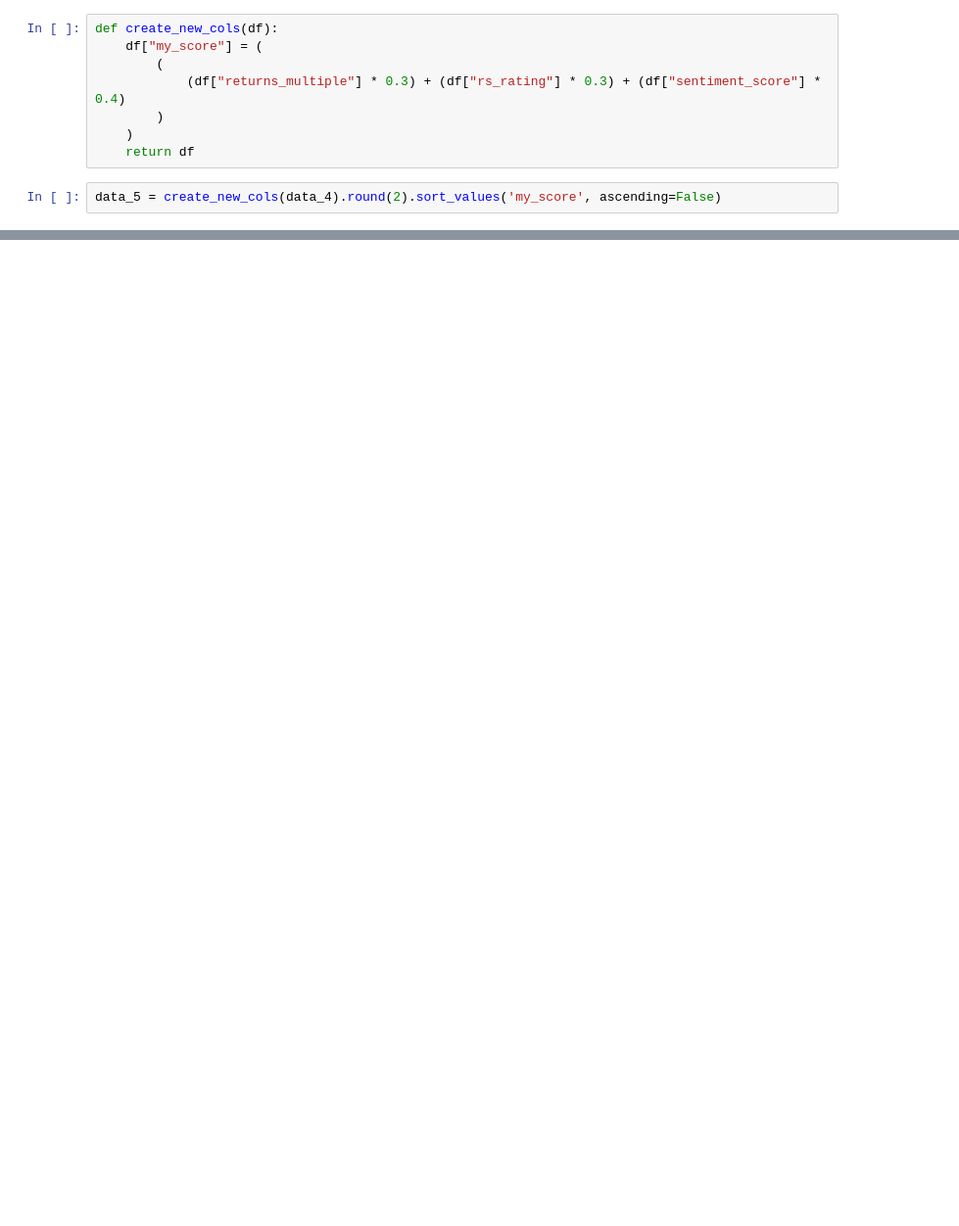
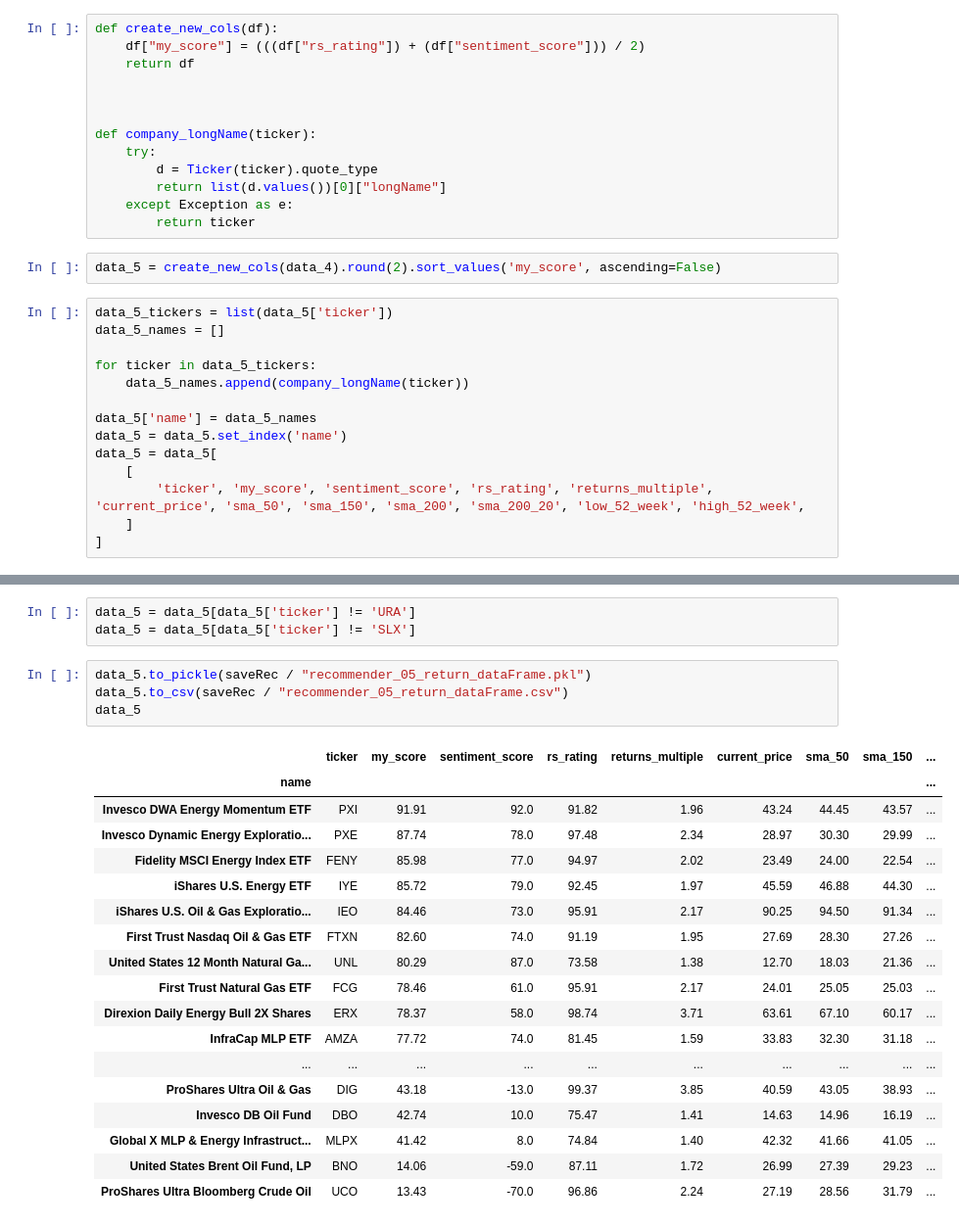
Before and after one commit to ramraider011235/etfs, a Jupyter notebook: build_A.ipynb, the cells around one changed output, grey strips where cells are left out. Shown at 98% size. Drawn from its saved outputs; the diff is of its cells as text; blank space fills up the shorter version.

```diff
--- a/build_A.ipynb
+++ b/build_A.ipynb
@@ -720,12 +665,31 @@ data_4
-# %%
-def create_new_cols(df):
-    df["my_score"] = (
-        (
-            (df["returns_multiple"] * 0.3) + (df["rs_rating"] * 0.3) + (df["sentiment_score"] * 0.4)
-        )
-    )
-    return df
+# %%
+def create_new_cols(df):
+    df["my_score"] = (((df["rs_rating"]) + (df["sentiment_score"])) / 2)
+    return df
+
+
+
+def company_longName(ticker):
+    try:
+        d = Ticker(ticker).quote_type
+        return list(d.values())[0]["longName"]
+    except Exception as e:
+        return ticker
 # %%
 data_5 = create_new_cols(data_4).round(2).sort_values('my_score', ascending=False)
+# %%
+data_5_tickers = list(data_5['ticker'])
+data_5_names = []
+
+for ticker in data_5_tickers:
+    data_5_names.append(company_longName(ticker))
+
+data_5['name'] = data_5_names
+data_5 = data_5.set_index('name')
+data_5 = data_5[
+    [
+        'ticker', 'my_score', 'sentiment_score', 'rs_rating', 'returns_multiple', 'current_price', 'sma_50', 'sma_150', 'sma_200', 'sma_200_20', 'low_52_week', 'high_52_week',
+    ]
+]
 # %%
 # data_5 = data_5[data_5['sentiment_score'] > 0.0]
@@ -751,0 +696,26 @@ data_5
+# %%
+data_5 = data_5[data_5['ticker'] != 'URA']
+data_5 = data_5[data_5['ticker'] != 'SLX']
+# %%
+data_5.to_pickle(saveRec / "recommender_05_return_dataFrame.pkl")
+data_5.to_csv(saveRec / "recommender_05_return_dataFrame.csv")
+data_5
+# %% [output]
+|  | ticker | my_score | sentiment_score | rs_rating | returns_multiple | current_price | sma_50 | sma_150 | ... |
+| name |  |  |  |  |  |  |  |  | ... |
+| Invesco DWA Energy Momentum ETF | PXI | 91.91 | 92.0 | 91.82 | 1.96 | 43.24 | 44.45 | 43.57 | ... |
+| Invesco Dynamic Energy Exploratio... | PXE | 87.74 | 78.0 | 97.48 | 2.34 | 28.97 | 30.30 | 29.99 | ... |
+| Fidelity MSCI Energy Index ETF | FENY | 85.98 | 77.0 | 94.97 | 2.02 | 23.49 | 24.00 | 22.54 | ... |
+| iShares U.S. Energy ETF | IYE | 85.72 | 79.0 | 92.45 | 1.97 | 45.59 | 46.88 | 44.30 | ... |
+| iShares U.S. Oil & Gas Exploratio... | IEO | 84.46 | 73.0 | 95.91 | 2.17 | 90.25 | 94.50 | 91.34 | ... |
+| First Trust Nasdaq Oil & Gas ETF | FTXN | 82.60 | 74.0 | 91.19 | 1.95 | 27.69 | 28.30 | 27.26 | ... |
+| United States 12 Month Natural Ga... | UNL | 80.29 | 87.0 | 73.58 | 1.38 | 12.70 | 18.03 | 21.36 | ... |
+| First Trust Natural Gas ETF | FCG | 78.46 | 61.0 | 95.91 | 2.17 | 24.01 | 25.05 | 25.03 | ... |
+| Direxion Daily Energy Bull 2X Shares | ERX | 78.37 | 58.0 | 98.74 | 3.71 | 63.61 | 67.10 | 60.17 | ... |
+| InfraCap MLP ETF | AMZA | 77.72 | 74.0 | 81.45 | 1.59 | 33.83 | 32.30 | 31.18 | ... |
+| ... | ... | ... | ... | ... | ... | ... | ... | ... | ... |
+| ProShares Ultra Oil & Gas | DIG | 43.18 | -13.0 | 99.37 | 3.85 | 40.59 | 43.05 | 38.93 | ... |
+| Invesco DB Oil Fund | DBO | 42.74 | 10.0 | 75.47 | 1.41 | 14.63 | 14.96 | 16.19 | ... |
+| Global X MLP & Energy Infrastruct... | MLPX | 41.42 | 8.0 | 74.84 | 1.40 | 42.32 | 41.66 | 41.05 | ... |
+| United States Brent Oil Fund, LP | BNO | 14.06 | -59.0 | 87.11 | 1.72 | 26.99 | 27.39 | 29.23 | ... |
+| ProShares Ultra Bloomberg Crude Oil | UCO | 13.43 | -70.0 | 96.86 | 2.24 | 27.19 | 28.56 | 31.79 | ... |
```
Also changed, not shown: parts of 16 cells of this notebook, 1 other file.
